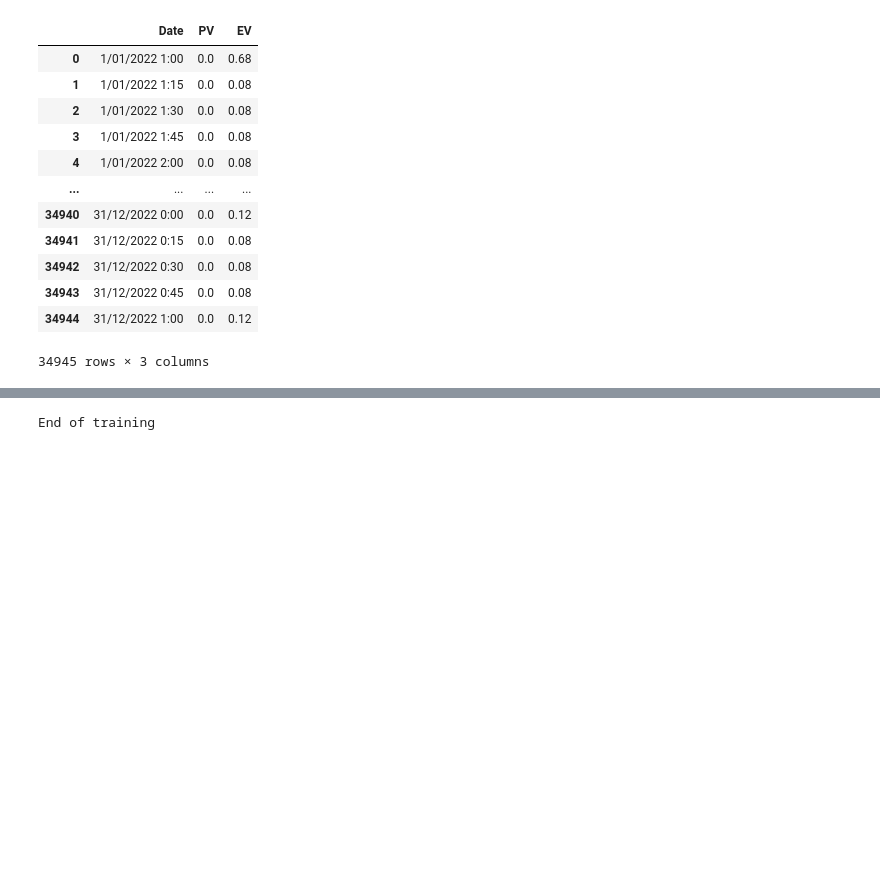
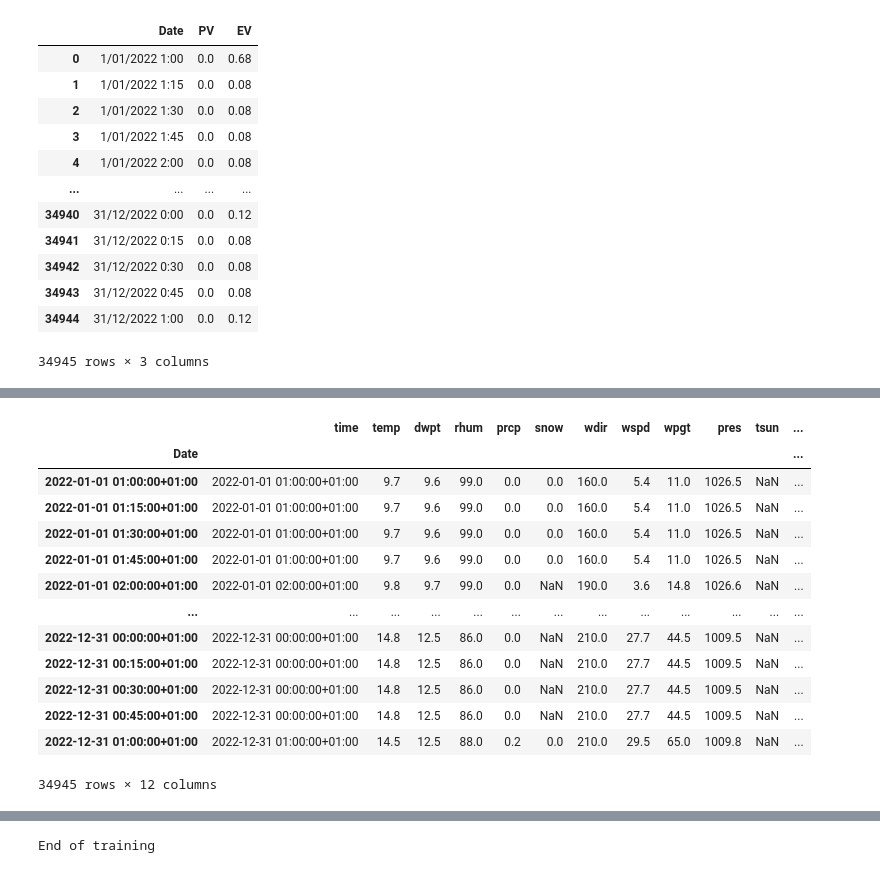
Before and after one commit to SpongeStark/Pre-PhD, a Jupyter notebook: demo/train_naive_PV_2022.ipynb, the cells around one changed output, grey strips where cells are left out. Drawn from its saved outputs; the diff is of its cells as text; code cells hidden in the pictures; blank space fills up the shorter version.

```diff
--- a/demo/train_naive_PV_2022.ipynb
+++ b/demo/train_naive_PV_2022.ipynb
@@ -62,0 +73,7 @@ pv_hourly
+# %%
+temp = pd.read_csv(root_proj / f"DATA_SYSTEM_LIDL/Temperature/orly_{year}_hourly_weather.csv", sep=",")
+# temp["Date"]= pd.to_datetime(temp["time"], utc=True)]}
+temp["Date"] = pd.to_datetime(temp["time"], utc=True).dt.tz_convert("Europe/Paris")
+temp
+# temp_wanted = temp[temp["Date"] <= pd.Timestamp("2022-12-31 01:00:00",tz="Etc/GMT-1")]
+# temp
@@ -62,0 +96,20 @@ pv_hourly
+# %%
+temp_wanted = temp[temp["Date"] <= pd.Timestamp("2022-12-31 01:00:00",tz="Etc/GMT-1")]
+temp_wanted = temp_wanted.set_index("Date")
+dts_t = temp_wanted.resample("15min").ffill()
+dts_t
+# %% [output]
+|  | time | temp | dwpt | rhum | prcp | snow | wdir | wspd | wpgt | pres | tsun | ... |
+| Date |  |  |  |  |  |  |  |  |  |  |  | ... |
+| 2022-01-01 01:00:00+01:00 | 2022-01-01 01:00:00+01:00 | 9.7 | 9.6 | 99.0 | 0.0 | 0.0 | 160.0 | 5.4 | 11.0 | 1026.5 | NaN | ... |
+| 2022-01-01 01:15:00+01:00 | 2022-01-01 01:00:00+01:00 | 9.7 | 9.6 | 99.0 | 0.0 | 0.0 | 160.0 | 5.4 | 11.0 | 1026.5 | NaN | ... |
+| 2022-01-01 01:30:00+01:00 | 2022-01-01 01:00:00+01:00 | 9.7 | 9.6 | 99.0 | 0.0 | 0.0 | 160.0 | 5.4 | 11.0 | 1026.5 | NaN | ... |
+| 2022-01-01 01:45:00+01:00 | 2022-01-01 01:00:00+01:00 | 9.7 | 9.6 | 99.0 | 0.0 | 0.0 | 160.0 | 5.4 | 11.0 | 1026.5 | NaN | ... |
+| 2022-01-01 02:00:00+01:00 | 2022-01-01 02:00:00+01:00 | 9.8 | 9.7 | 99.0 | 0.0 | NaN | 190.0 | 3.6 | 14.8 | 1026.6 | NaN | ... |
+| ... | ... | ... | ... | ... | ... | ... | ... | ... | ... | ... | ... | ... |
+| 2022-12-31 00:00:00+01:00 | 2022-12-31 00:00:00+01:00 | 14.8 | 12.5 | 86.0 | 0.0 | NaN | 210.0 | 27.7 | 44.5 | 1009.5 | NaN | ... |
+| 2022-12-31 00:15:00+01:00 | 2022-12-31 00:00:00+01:00 | 14.8 | 12.5 | 86.0 | 0.0 | NaN | 210.0 | 27.7 | 44.5 | 1009.5 | NaN | ... |
+| 2022-12-31 00:30:00+01:00 | 2022-12-31 00:00:00+01:00 | 14.8 | 12.5 | 86.0 | 0.0 | NaN | 210.0 | 27.7 | 44.5 | 1009.5 | NaN | ... |
+| 2022-12-31 00:45:00+01:00 | 2022-12-31 00:00:00+01:00 | 14.8 | 12.5 | 86.0 | 0.0 | NaN | 210.0 | 27.7 | 44.5 | 1009.5 | NaN | ... |
+| 2022-12-31 01:00:00+01:00 | 2022-12-31 01:00:00+01:00 | 14.5 | 12.5 | 88.0 | 0.2 | 0.0 | 210.0 | 29.5 | 65.0 | 1009.8 | NaN | ... |
+34945 rows × 12 columns
```
Also changed, not shown: parts of 15 cells of this notebook.
